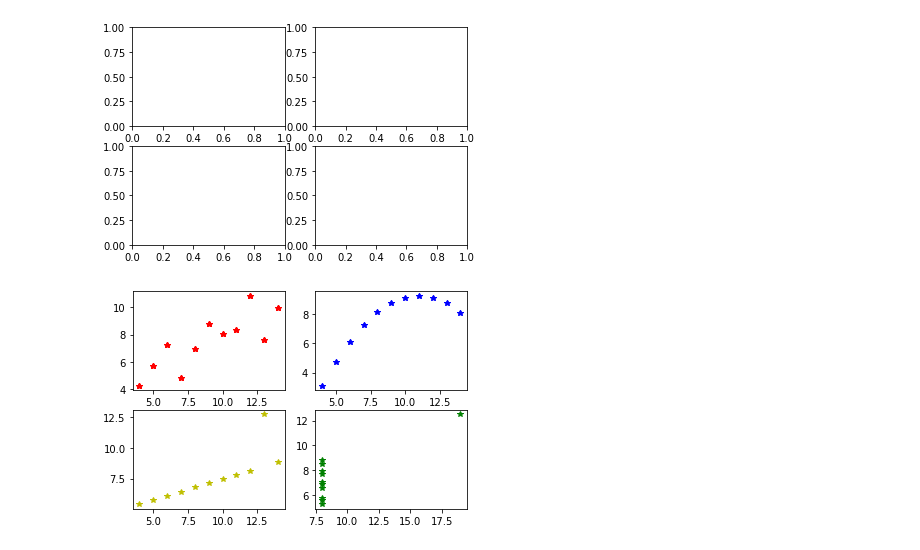
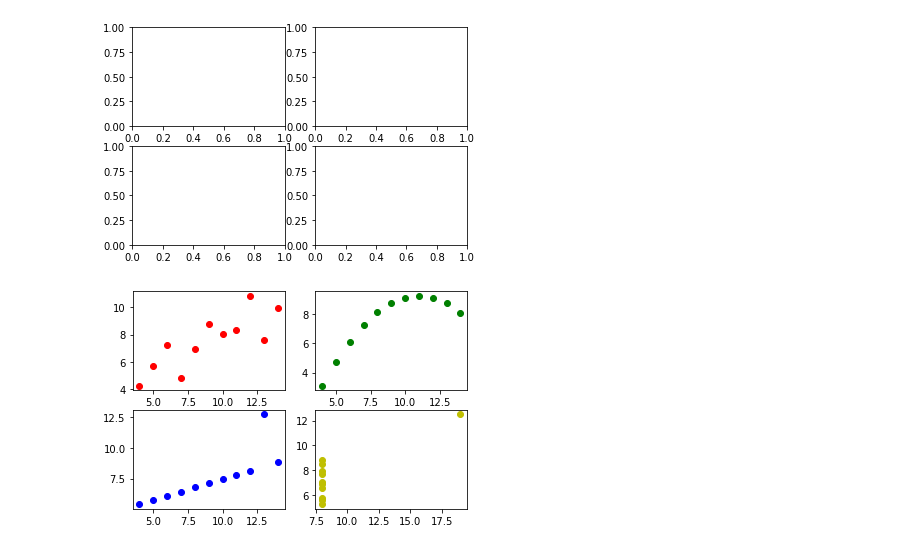
Before and after one commit to HBinble/StudyPython_Pandas, a Jupyter notebook: 10.graph.ipynb, the cells around one changed output. Cells and saved outputs as stored; diff of their text form; code cells hidden in the pictures.

```diff
--- a/10.graph.ipynb
+++ b/10.graph.ipynb
@@ -82,10 +119,11 @@ axes4 = fig.add_subplot(2, 2, 4)
 # %% [output]
 [figure]
 # %%
-axes1.plot(dataset_1['x'], dataset_1['y'], 'r*')
-axes2.plot(dataset_2['x'], dataset_2['y'], 'b*')
-axes3.plot(dataset_3['x'], dataset_3['y'], 'y*')
-axes4.plot(dataset_4['x'], dataset_4['y'], 'g*')
+axes1.plot(dataset_1['x'], dataset_1['y'], 'ro')
+axes2.plot(dataset_2['x'], dataset_2['y'], 'go')
+axes3.plot(dataset_3['x'], dataset_3['y'], 'bo')
+axes4.plot(dataset_4['x'], dataset_4['y'], 'yo')
+
 fig
 # %% [output]
-[figure, old version]
+[figure, new version]
```
Also changed, not shown: parts of 46 cells of this notebook, 9 other files.
